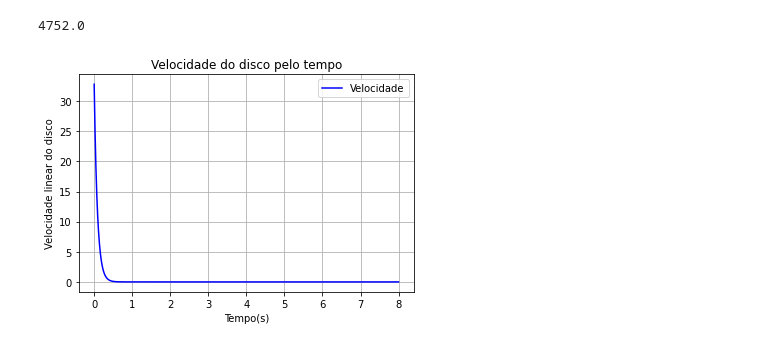
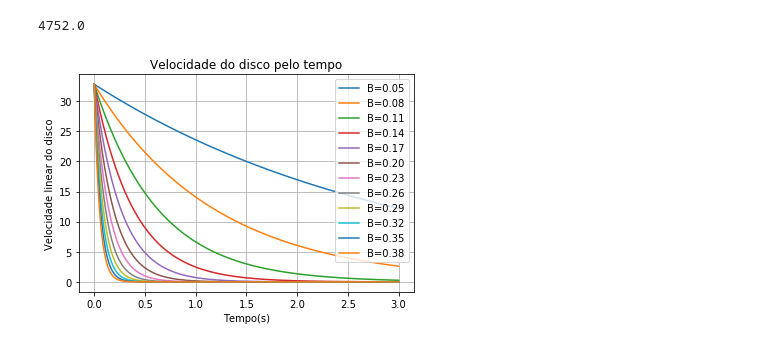
Before and after one commit to LaisNSilva/ProjetoEletromag, a Jupyter notebook: Projeto Eletromagnetismo e Ondulatória.ipynb, the cells around one changed output. Drawn from its saved outputs; the diff is of its cells as text; code cells hidden in the pictures.

```diff
--- a/Projeto Eletromagnetismo e Ondulatória.ipynb
+++ b/Projeto Eletromagnetismo e Ondulatória.ipynb
@@ -99,23 +99,26 @@ w0= w
 # %%
 #POR ODEINT
 #implementando a função EquacoesDiferenciais
 def derivadas(condicao_inicial,t,R,conductivity_aluminium,B,V):
     w= condicao_inicial
     J= conductivity_aluminium*(R*w*B)
     Pd= resistivity_aluminium*(J**2)*V
     Tb= Pd/w
     a_angular= Tb/I
     dt1dt= -a_angular
     return dt1dt
 
-Solucao= odeint(derivadas, 400, listatempo,args=(R,conductivity_aluminium,B,V))
-velocidade = Solucao*R
-plt.plot(listatempo, velocidade,'b',label='Velocidade')
+bs = np.arange(0.05, 0.4, 0.03)
+for i in bs:
+    Solucao= odeint(derivadas, 400, listatempo,args=(R,conductivity_aluminium,i,V))
+    velocidade = Solucao*R
+    plt.plot(listatempo, velocidade,label='B={0:.2f}'.format(i))
+
 plt.title("Velocidade do disco pelo tempo")
 plt.xlabel("Tempo(s)")
 plt.ylabel("Velocidade linear do disco")
 plt.legend()
 plt.grid(True)
 plt.show()
 # %% [output]
-[figure, old version]
+[figure, new version]
```
